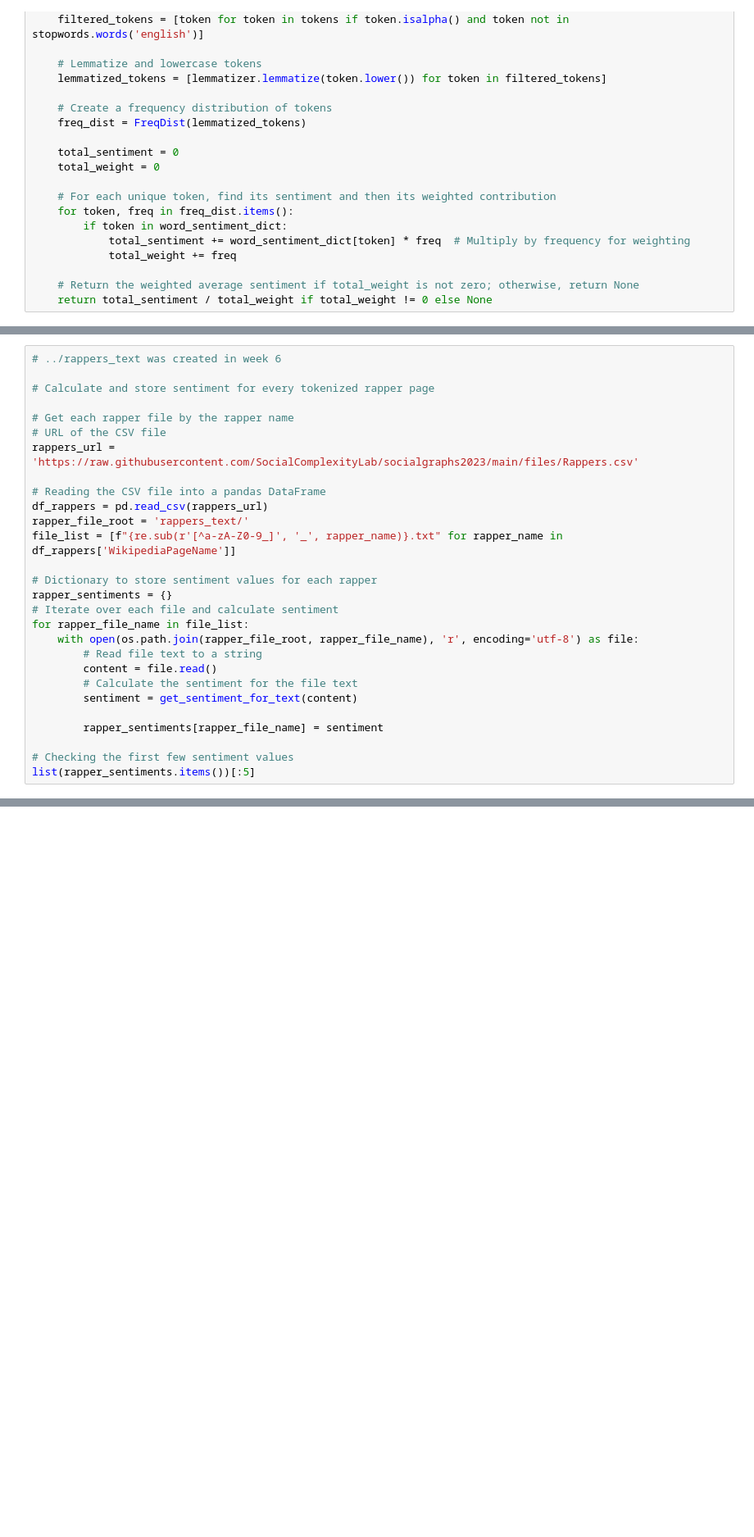
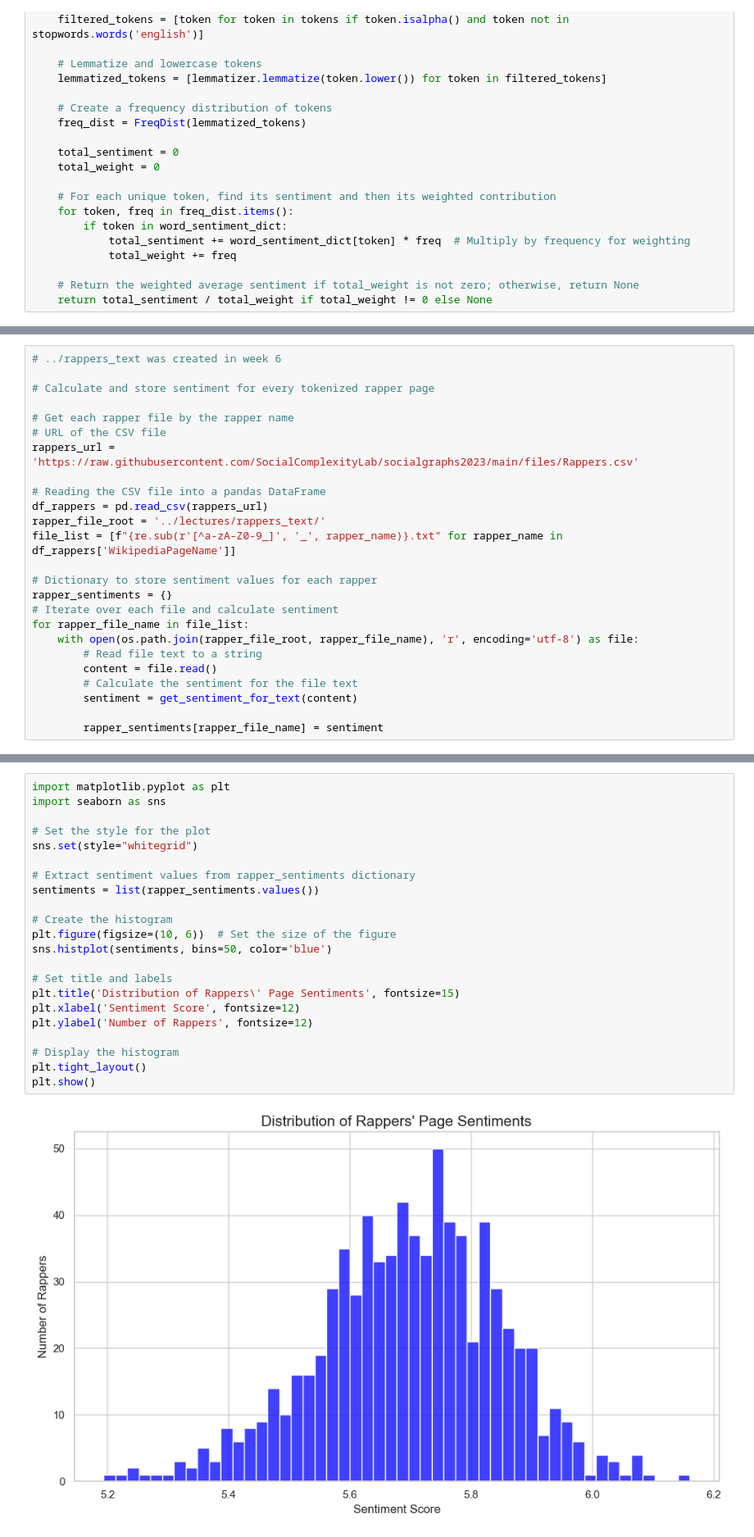
Before and after one commit to pierrehogenhaug/socialgraphs2023, a Jupyter notebook: assignments/ass2.ipynb, the cells around one changed output, grey strips where cells are left out. Shown at 82% size. Saved outputs shown, nothing was run; the diff lists cells and outputs as text; blank space fills up the shorter version.

```diff
--- a/assignments/ass2.ipynb
+++ b/assignments/ass2.ipynb
@@ -457,7 +900,7 @@ rappers_url = 'https://raw.githubusercontent.com/SocialComplexityLab/socialgraph
 
 # Reading the CSV file into a pandas DataFrame
 df_rappers = pd.read_csv(rappers_url)
-rapper_file_root = 'rappers_text/'
+rapper_file_root = '../lectures/rappers_text/'
 file_list = [f"{re.sub(r'[^a-zA-Z0-9_]', '_', rapper_name)}.txt" for rapper_name in df_rappers['WikipediaPageName']]
 
 # Dictionary to store sentiment values for each rapper
@@ -471,6 +914,3 @@ for rapper_file_name in file_list:
         sentiment = get_sentiment_for_text(content)
 
         rapper_sentiments[rapper_file_name] = sentiment
-
-# Checking the first few sentiment values
-list(rapper_sentiments.items())[:5]
@@ -531,0 +968,24 @@ File rappers_text/V_White.txt is empty.
+# %%
+import matplotlib.pyplot as plt
+import seaborn as sns
+
+# Set the style for the plot
+sns.set(style="whitegrid")
+
+# Extract sentiment values from rapper_sentiments dictionary
+sentiments = list(rapper_sentiments.values())
+
+# Create the histogram
+plt.figure(figsize=(10, 6))  # Set the size of the figure
+sns.histplot(sentiments, bins=50, color='blue')
+
+# Set title and labels
+plt.title('Distribution of Rappers\' Page Sentiments', fontsize=15)
+plt.xlabel('Sentiment Score', fontsize=12)
+plt.ylabel('Number of Rappers', fontsize=12)
+
+# Display the histogram
+plt.tight_layout()
+plt.show()
+# %% [output]
+[figure, added]
```
Also changed, not shown: parts of 75 cells of this notebook, 2 other files.
